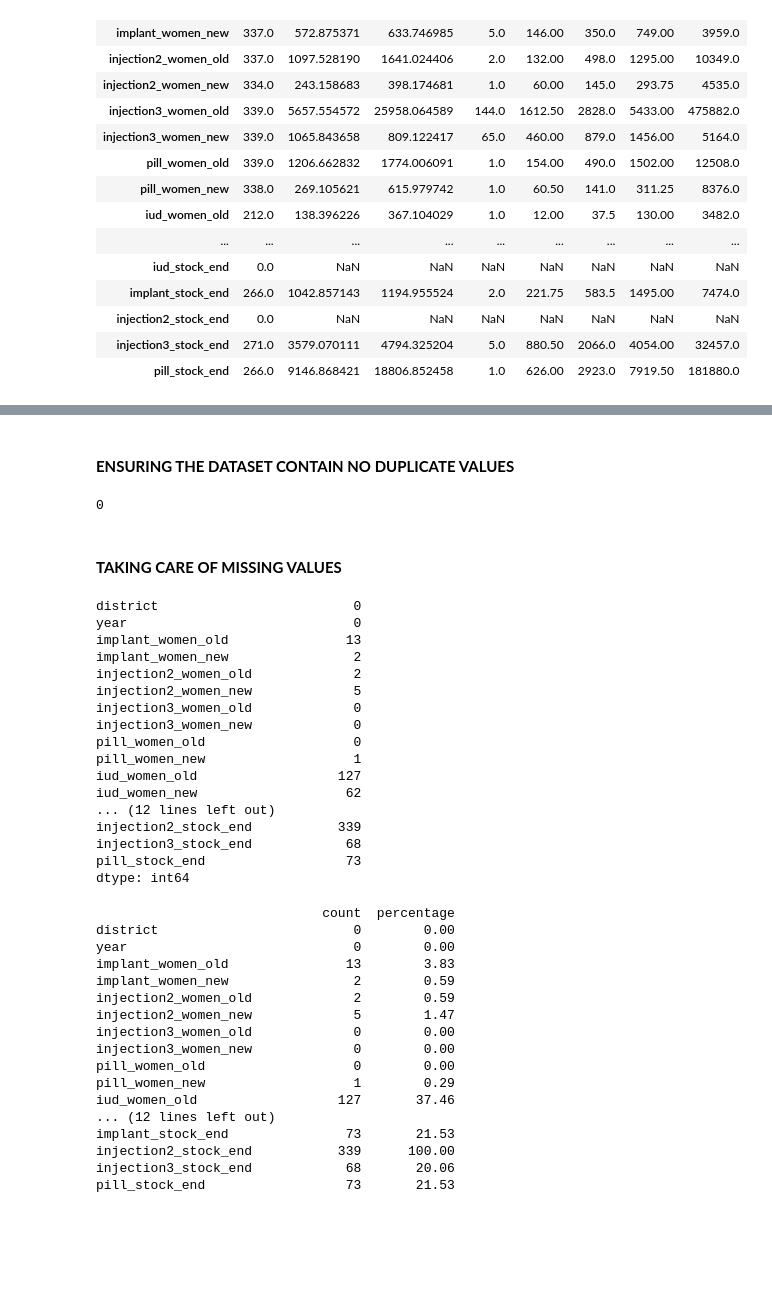
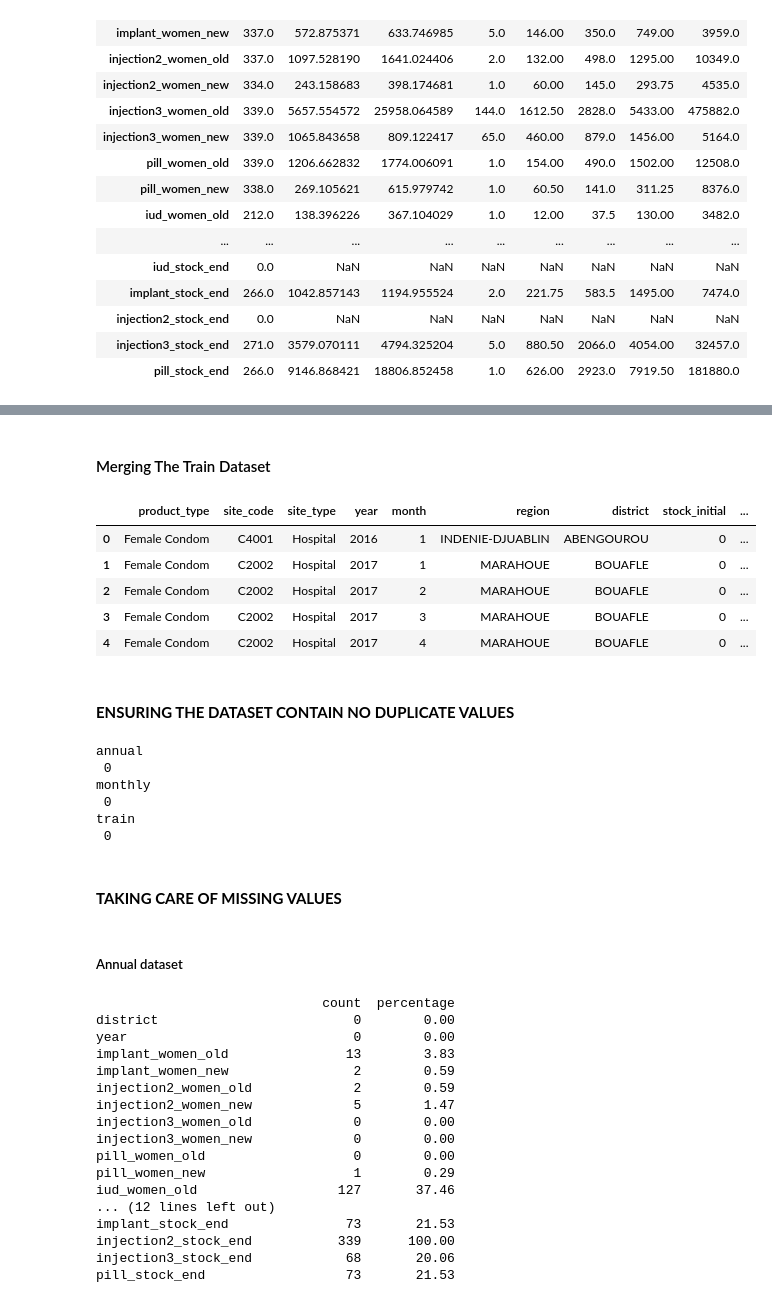
Before and after one commit to Viviankatheu/Future-Contraceptive-Use, a Jupyter notebook: Intelligent_Forecasting_Challenge_Model_Future_Contraceptive__Use_in_Cote_d'Ivoire.ipynb, the cells around one changed output, grey strips where cells are left out. Cells and saved outputs as stored; diff of their text form; code cells hidden in the pictures; blank space fills up the shorter version.

```diff
--- a/Intelligent_Forecasting_Challenge_Model_Future_Contraceptive__Use_in_Cote_d'Ivoire.ipynb
+++ b/Intelligent_Forecasting_Challenge_Model_Future_Contraceptive__Use_in_Cote_d'Ivoire.ipynb
@@ -137,33 +228,43 @@ annual.describe().transpose()
+# %% [markdown]
+#### Merging The Train Dataset
+# %%
+# Merging the train dataset with the relevant columns
+
+# adopting the site type column to the train dataset
+df=pd.merge(site[['site_code','site_type']],df,how='inner',left_on=['site_code'],right_on=['site_code'])
+
+# adopting the product type column to the train dataset
+df = pd.merge(prod[['product_code','product_type']],df,how='inner',left_on=['product_code'],right_on=['product_code'])
+
+# dropping the product code column
+df.drop(columns=['product_code'], axis = 1, inplace=True)
+
+df.head(5)
+# %% [output]
+|  | product_type | site_code | site_type | year | month | region | district | stock_initial | ... |
+| 0 | Female Condom | C4001 | Hospital | 2016 | 1 | INDENIE-DJUABLIN | ABENGOUROU | 0 | ... |
+| 1 | Female Condom | C2002 | Hospital | 2017 | 1 | MARAHOUE | BOUAFLE | 0 | ... |
+| 2 | Female Condom | C2002 | Hospital | 2017 | 2 | MARAHOUE | BOUAFLE | 0 | ... |
+| 3 | Female Condom | C2002 | Hospital | 2017 | 3 | MARAHOUE | BOUAFLE | 0 | ... |
+| 4 | Female Condom | C2002 | Hospital | 2017 | 4 | MARAHOUE | BOUAFLE | 0 | ... |
 # %% [markdown]
 #### **ENSURING THE DATASET CONTAIN NO DUPLICATE VALUES**
 # %%
 # Check for the consistency in our data
-annual.duplicated().sum()
+print('annual\n',annual.duplicated().sum())
+print('monthly\n',monthly.duplicated().sum())
+print('train\n',df.duplicated().sum())
 # %% [output]
-0
+annual
+ 0
+monthly
+ 0
+train
+ 0
 # %% [markdown]
 #### **TAKING CARE OF MISSING VALUES**
-# %%
-#cheking for null values
-annual.isnull().sum()
-# %% [output]
-district                         0
-year                             0
-implant_women_old               13
-implant_women_new                2
-injection2_women_old             2
-injection2_women_new             5
-injection3_women_old             0
-injection3_women_new             0
-pill_women_old                   0
-pill_women_new                   1
-iud_women_old                  127
-iud_women_new                   62
-... (12 lines left out)
-injection2_stock_end           339
-injection3_stock_end            68
-pill_stock_end                  73
-dtype: int64
+# %% [markdown]
+##### Annual dataset
 # %%
 #Calaculating the percentage of missing values and the visualising it
 # Count the missing values
```
Also changed, not shown: parts of 60 cells of this notebook.
